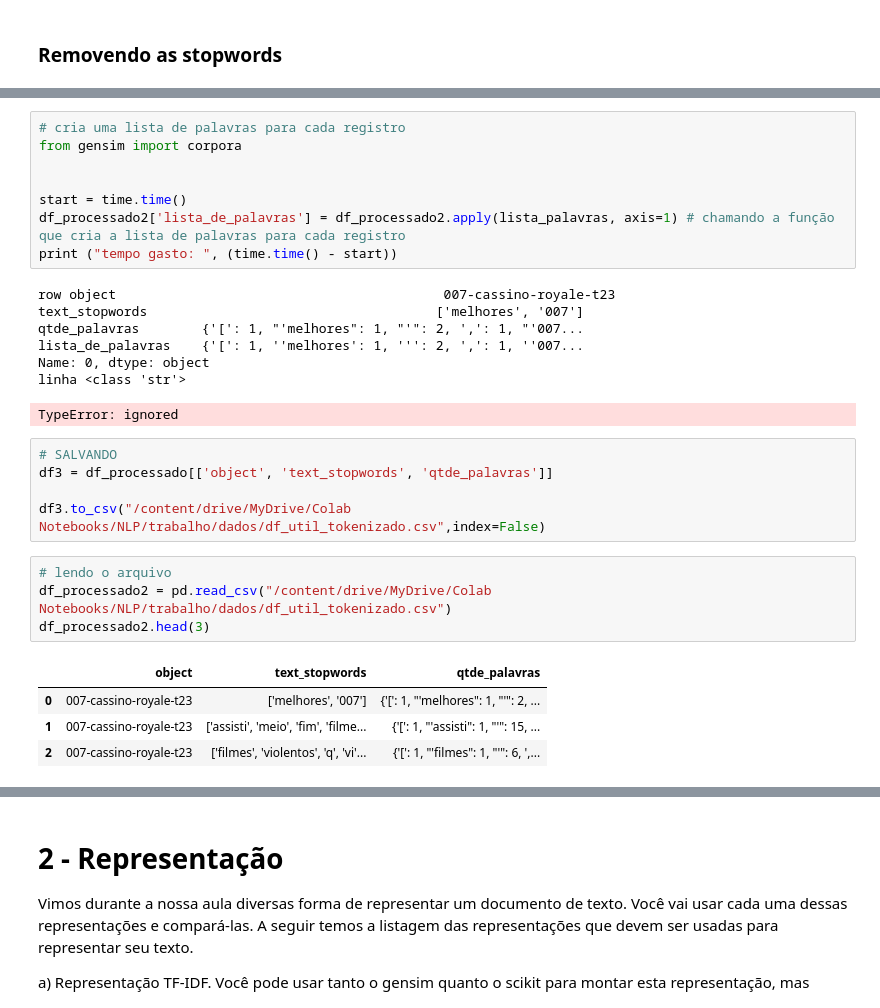
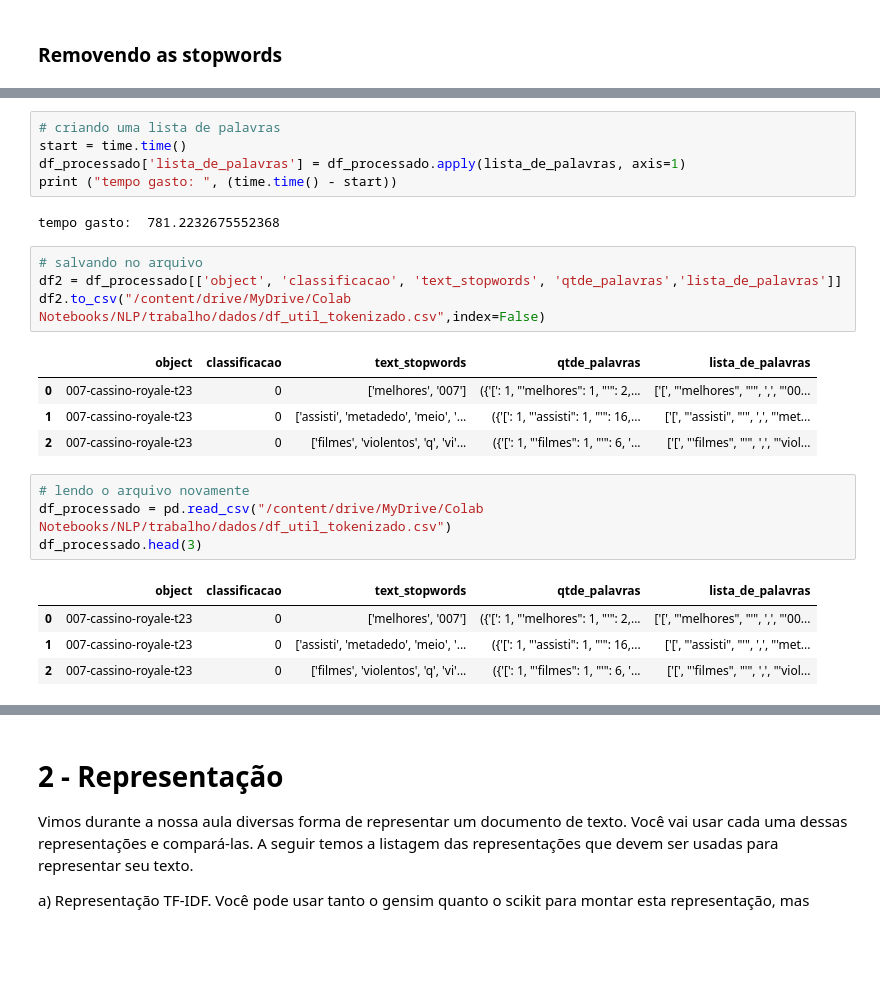
Before and after one commit to hericax/Pos, a Jupyter notebook: projeto_NLP/projeto4_NLP.IPYNB, the cells around one changed output, grey strips where cells are left out. Cells and saved outputs as stored; diff of their text form; blank space fills up the shorter version.

```diff
--- a/projeto_NLP/projeto4_NLP.IPYNB
+++ b/projeto_NLP/projeto4_NLP.IPYNB
@@ -418,30 +401,25 @@ numpy.ndarray
 # %%
-# cria uma lista de palavras para cada registro
-from gensim import corpora
-
-
+# criando uma lista de palavras
 start = time.time()
-df_processado2['lista_de_palavras'] = df_processado2.apply(lista_palavras, axis=1) # chamando a função que cria a lista de palavras para cada registro
+df_processado['lista_de_palavras'] = df_processado.apply(lista_de_palavras, axis=1)
 print ("tempo gasto: ", (time.time() - start))
 # %% [output]
-row object                                          007-cassino-royale-t23
-text_stopwords                                     ['melhores', '007']
-qtde_palavras        {'[': 1, "'melhores": 1, "'": 2, ',': 1, "'007...
-lista_de_palavras    {'[': 1, ''melhores': 1, ''': 2, ',': 1, ''007...
-Name: 0, dtype: object
-linha <class 'str'>
+tempo gasto:  781.2232675552368
-TypeError: ignored
 # %%
-# SALVANDO
-df3 = df_processado[['object', 'text_stopwords', 'qtde_palavras']]
-
-df3.to_csv("/content/drive/MyDrive/Colab Notebooks/NLP/trabalho/dados/df_util_tokenizado.csv",index=False)
+# salvando no arquivo
+df2 = df_processado[['object', 'classificacao', 'text_stopwords', 'qtde_palavras','lista_de_palavras']]
+df2.to_csv("/content/drive/MyDrive/Colab Notebooks/NLP/trabalho/dados/df_util_tokenizado.csv",index=False)
+# %% [output]
+|  | object | classificacao | text_stopwords | qtde_palavras | lista_de_palavras |
+| 0 | 007-cassino-royale-t23 | 0 | ['melhores', '007'] | ({'[': 1, "'melhores": 1, "'": 2,... | ['[', "'melhores", "'", ',', "'00... |
+| 1 | 007-cassino-royale-t23 | 0 | ['assisti', 'metadedo', 'meio', '... | ({'[': 1, "'assisti": 1, "'": 16,... | ['[', "'assisti", "'", ',', "'met... |
+| 2 | 007-cassino-royale-t23 | 0 | ['filmes', 'violentos', 'q', 'vi'... | ({'[': 1, "'filmes": 1, "'": 6, '... | ['[', "'filmes", "'", ',', "'viol... |
 # %%
-# lendo o arquivo
-df_processado2 = pd.read_csv("/content/drive/MyDrive/Colab Notebooks/NLP/trabalho/dados/df_util_tokenizado.csv")
-df_processado2.head(3)
+# lendo o arquivo novamente
+df_processado = pd.read_csv("/content/drive/MyDrive/Colab Notebooks/NLP/trabalho/dados/df_util_tokenizado.csv")
+df_processado.head(3)
 # %% [output]
-|  | object | text_stopwords | qtde_palavras |
-| 0 | 007-cassino-royale-t23 | ['melhores', '007'] | {'[': 1, "'melhores": 1, "'": 2, ... |
-| 1 | 007-cassino-royale-t23 | ['assisti', 'meio', 'fim', 'filme... | {'[': 1, "'assisti": 1, "'": 15, ... |
-| 2 | 007-cassino-royale-t23 | ['filmes', 'violentos', 'q', 'vi'... | {'[': 1, "'filmes": 1, "'": 6, ',... |
+|  | object | classificacao | text_stopwords | qtde_palavras | lista_de_palavras |
+| 0 | 007-cassino-royale-t23 | 0 | ['melhores', '007'] | ({'[': 1, "'melhores": 1, "'": 2,... | ['[', "'melhores", "'", ',', "'00... |
+| 1 | 007-cassino-royale-t23 | 0 | ['assisti', 'metadedo', 'meio', '... | ({'[': 1, "'assisti": 1, "'": 16,... | ['[', "'assisti", "'", ',', "'met... |
+| 2 | 007-cassino-royale-t23 | 0 | ['filmes', 'violentos', 'q', 'vi'... | ({'[': 1, "'filmes": 1, "'": 6, '... | ['[', "'filmes", "'", ',', "'viol... |
```
Also changed, not shown: parts of 76 cells of this notebook.
